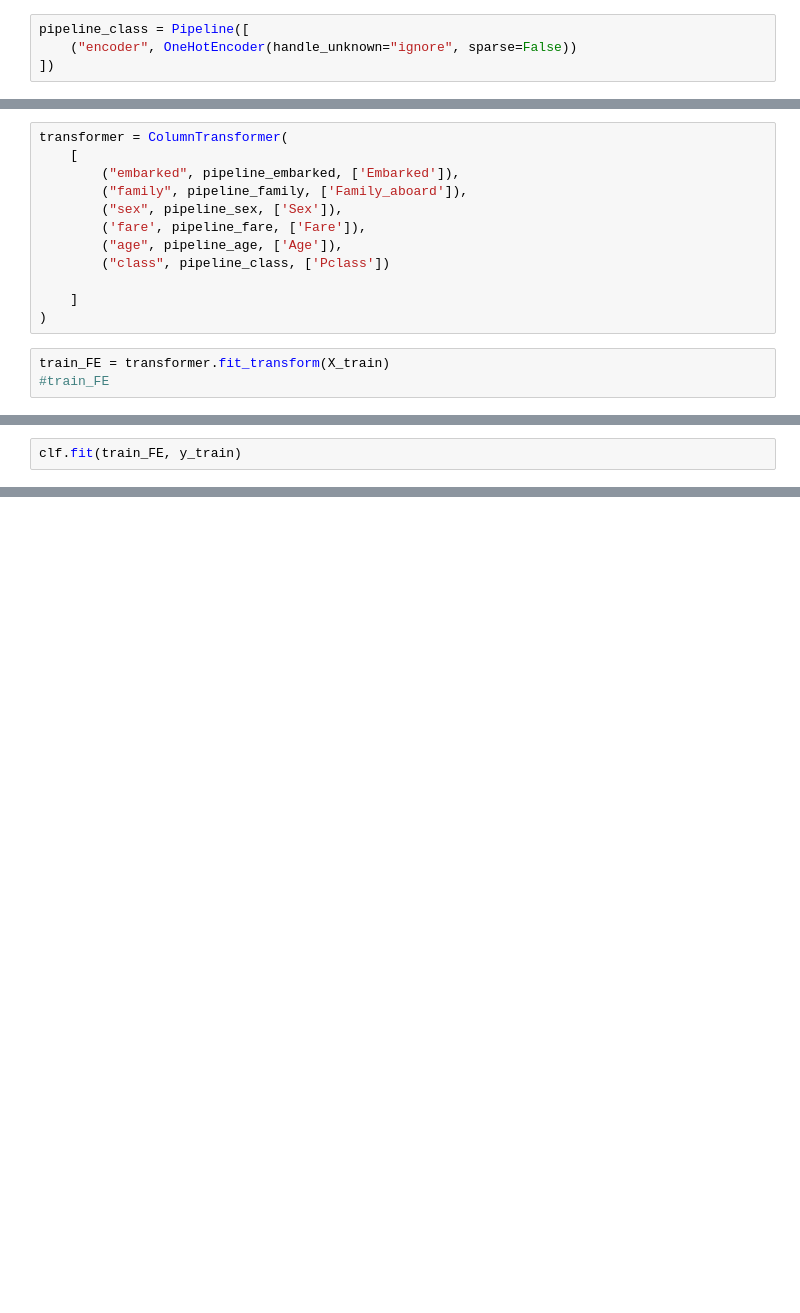
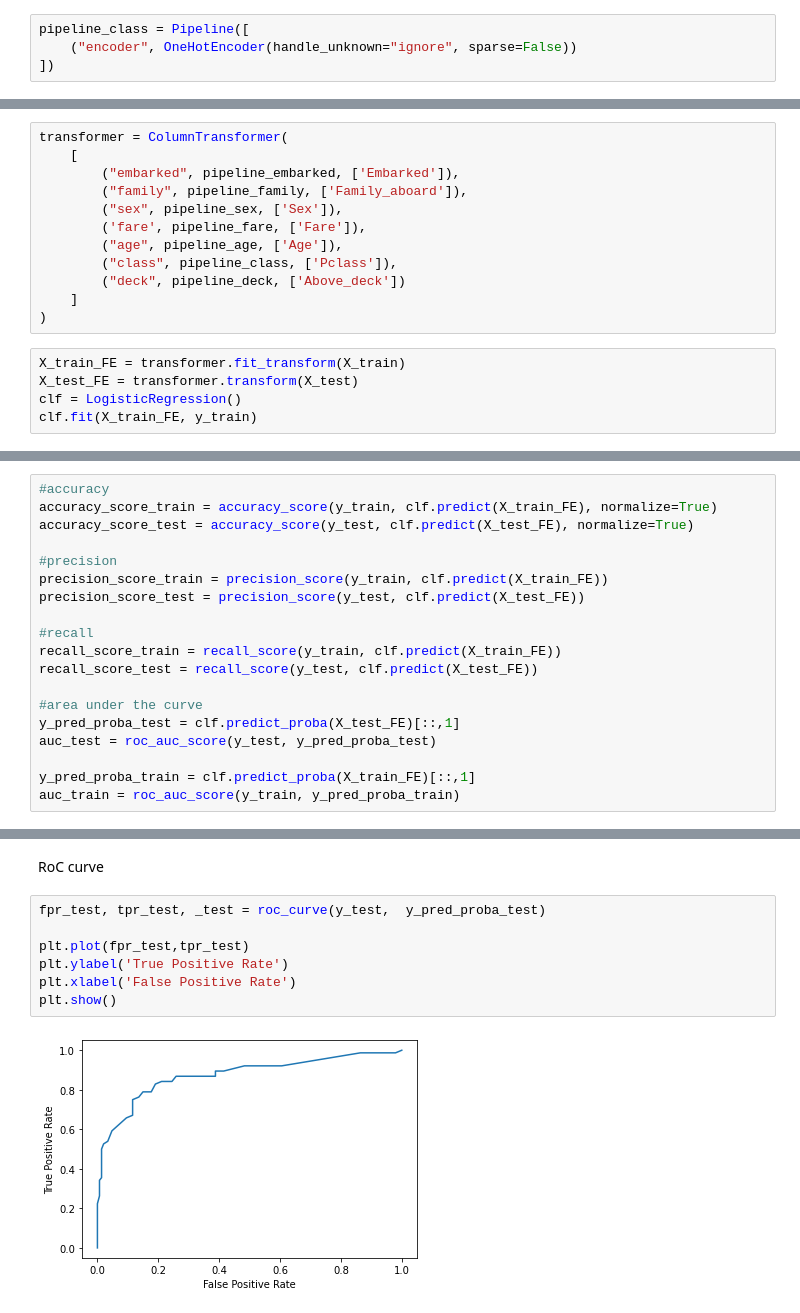
Before and after one commit to Kenoai/Spiced-Academy-Bootcamp, a Jupyter notebook: week_2/Project_2/Project_week_2.ipynb, the cells around one changed output, grey strips where cells are left out. Drawn from its saved outputs; the diff is of its cells as text; blank space fills up the shorter version.

```diff
--- a/week_2/Project_2/Project_week_2.ipynb
+++ b/week_2/Project_2/Project_week_2.ipynb
@@ -409,10 +371,12 @@ transformer = ColumnTransformer(
         ("sex", pipeline_sex, ['Sex']),
         ('fare', pipeline_fare, ['Fare']),
         ("age", pipeline_age, ['Age']),
-        ("class", pipeline_class, ['Pclass'])
-
+        ("class", pipeline_class, ['Pclass']),
+        ("deck", pipeline_deck, ['Above_deck'])
     ]
 )
 # %%
-train_FE = transformer.fit_transform(X_train)
-#train_FE
+X_train_FE = transformer.fit_transform(X_train)
+X_test_FE = transformer.transform(X_test)
+clf = LogisticRegression()
+clf.fit(X_train_FE, y_train)
@@ -423,2 +396,0 @@ clf = LogisticRegression()
-# %%
-clf.fit(train_FE, y_train)
@@ -456,0 +407,19 @@ Benchmark clf.score
+# %%
+#accuracy
+accuracy_score_train = accuracy_score(y_train, clf.predict(X_train_FE), normalize=True)
+accuracy_score_test = accuracy_score(y_test, clf.predict(X_test_FE), normalize=True)
+
+#precision
+precision_score_train = precision_score(y_train, clf.predict(X_train_FE))
+precision_score_test = precision_score(y_test, clf.predict(X_test_FE))
+
+#recall
+recall_score_train = recall_score(y_train, clf.predict(X_train_FE))
+recall_score_test = recall_score(y_test, clf.predict(X_test_FE))
+
+#area under the curve
+y_pred_proba_test = clf.predict_proba(X_test_FE)[::,1]
+auc_test = roc_auc_score(y_test, y_pred_proba_test)
+
+y_pred_proba_train = clf.predict_proba(X_train_FE)[::,1]
+auc_train = roc_auc_score(y_train, y_pred_proba_train)
@@ -456,0 +442,11 @@ Benchmark clf.score
+# %% [markdown]
+RoC curve
+# %%
+fpr_test, tpr_test, _test = roc_curve(y_test,  y_pred_proba_test)
+
+plt.plot(fpr_test,tpr_test)
+plt.ylabel('True Positive Rate')
+plt.xlabel('False Positive Rate')
+plt.show()
+# %% [output]
+[figure, added]
```
Also changed, not shown: parts of 66 cells of this notebook.
